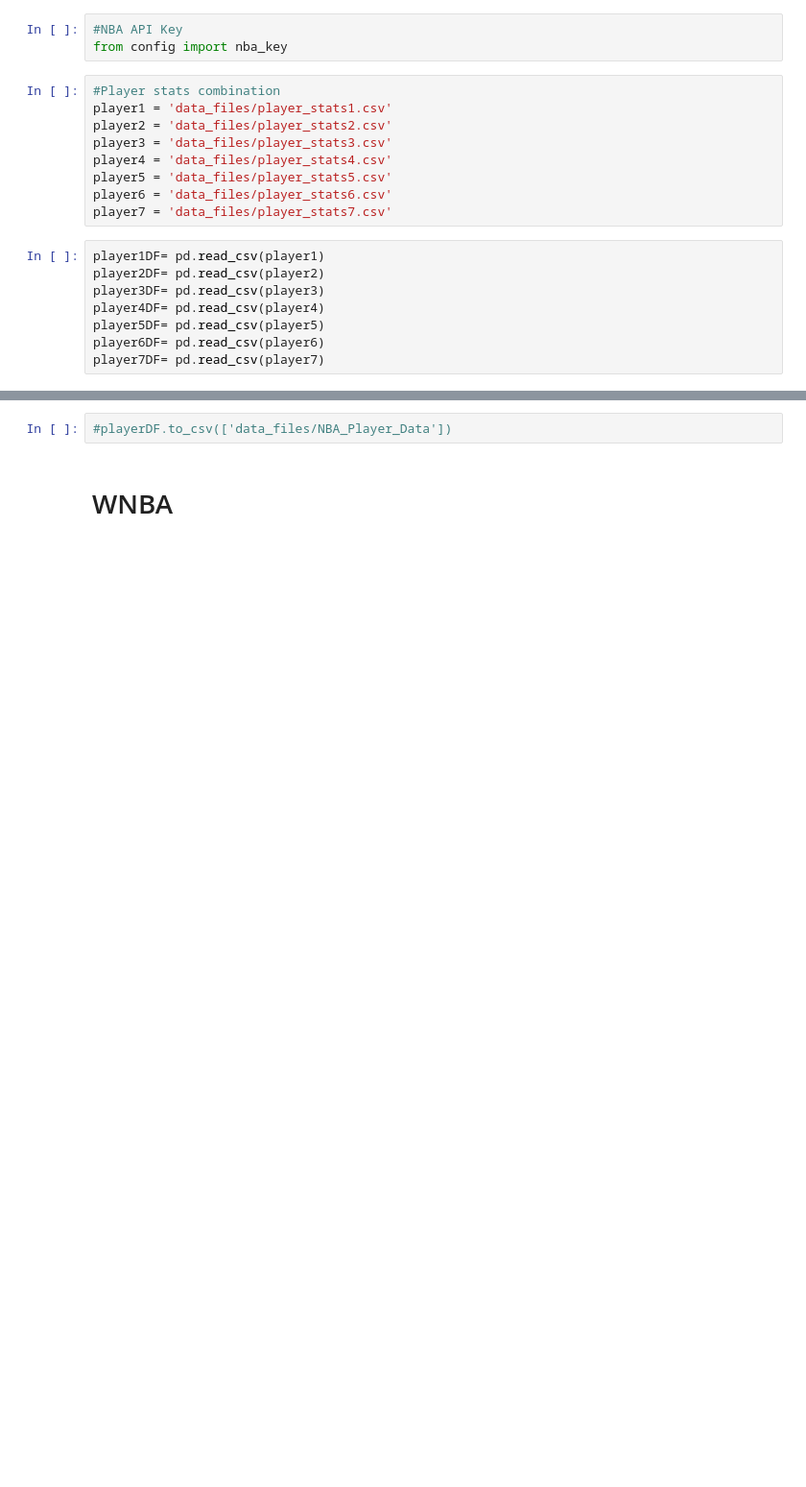
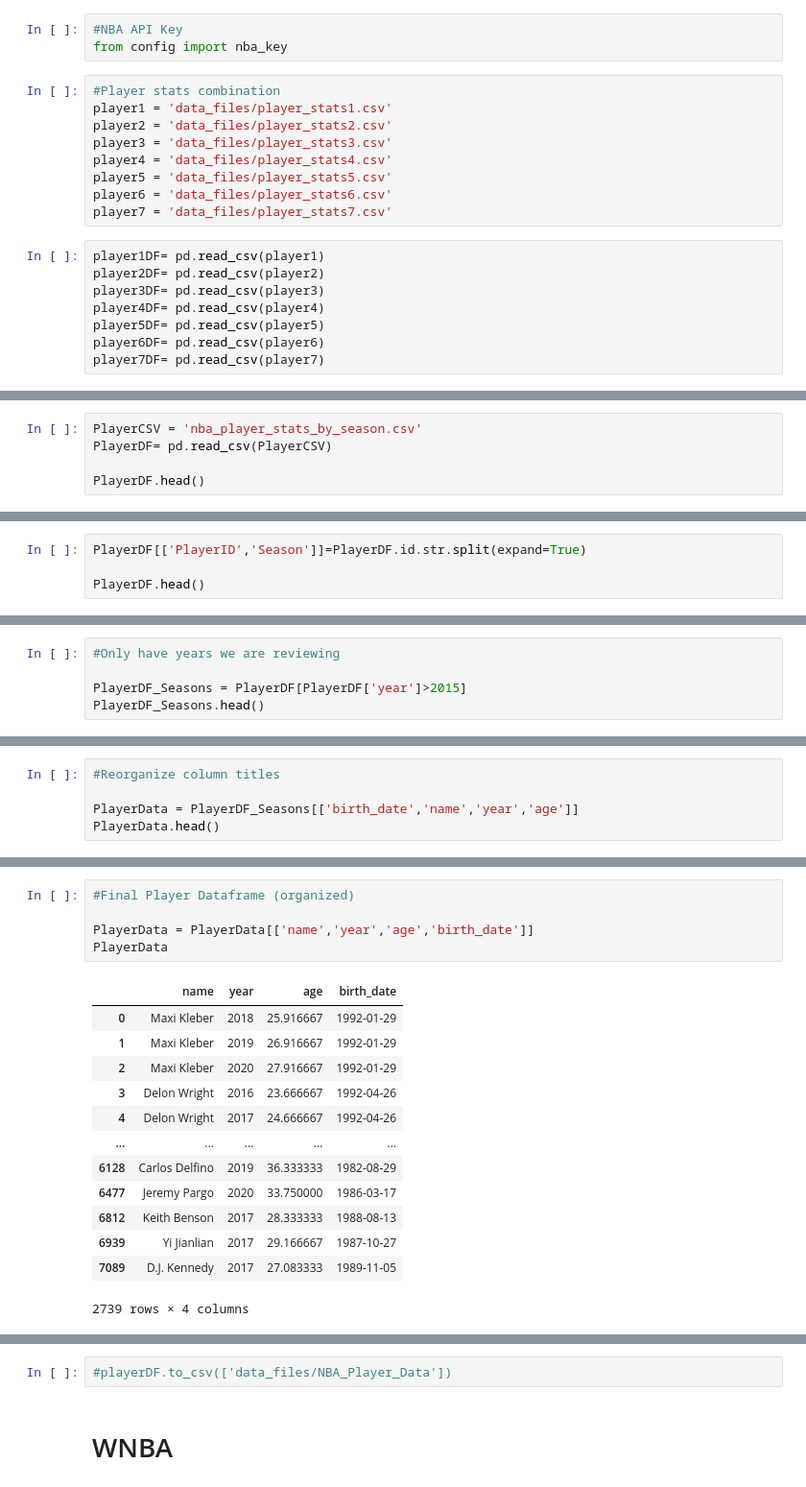
Before and after one commit to tylerspck/Bubble_ball, a Jupyter notebook: Player Data.ipynb, the cells around one changed output, grey strips where cells are left out. Shown at 96% size. Saved outputs shown, nothing was run; the diff lists cells and outputs as text; blank space fills up the shorter version.

```diff
--- a/Player Data.ipynb
+++ b/Player Data.ipynb
@@ -45,0 +141,5 @@ AllStats.to_csv("data_files/NBA_AllStats")
+# %%
+PlayerCSV = 'nba_player_stats_by_season.csv'
+PlayerDF= pd.read_csv(PlayerCSV)
+
+PlayerDF.head()
@@ -45,0 +154,4 @@ AllStats.to_csv("data_files/NBA_AllStats")
+# %%
+PlayerDF[['PlayerID','Season']]=PlayerDF.id.str.split(expand=True)
+
+PlayerDF.head()
@@ -45,0 +166,5 @@ AllStats.to_csv("data_files/NBA_AllStats")
+# %%
+#Only have years we are reviewing
+
+PlayerDF_Seasons = PlayerDF[PlayerDF['year']>2015]
+PlayerDF_Seasons.head()
@@ -45,0 +179,5 @@ AllStats.to_csv("data_files/NBA_AllStats")
+# %%
+#Reorganize column titles
+
+PlayerData = PlayerDF_Seasons[['birth_date','name','year','age']]
+PlayerData.head()
@@ -45,0 +191,19 @@ AllStats.to_csv("data_files/NBA_AllStats")
+# %%
+#Final Player Dataframe (organized)
+
+PlayerData = PlayerData[['name','year','age','birth_date']]
+PlayerData
+# %% [output]
+|  | name | year | age | birth_date |
+| 0 | Maxi Kleber | 2018 | 25.916667 | 1992-01-29 |
+| 1 | Maxi Kleber | 2019 | 26.916667 | 1992-01-29 |
+| 2 | Maxi Kleber | 2020 | 27.916667 | 1992-01-29 |
+| 3 | Delon Wright | 2016 | 23.666667 | 1992-04-26 |
+| 4 | Delon Wright | 2017 | 24.666667 | 1992-04-26 |
+| ... | ... | ... | ... | ... |
+| 6128 | Carlos Delfino | 2019 | 36.333333 | 1982-08-29 |
+| 6477 | Jeremy Pargo | 2020 | 33.750000 | 1986-03-17 |
+| 6812 | Keith Benson | 2017 | 28.333333 | 1988-08-13 |
+| 6939 | Yi Jianlian | 2017 | 29.166667 | 1987-10-27 |
+| 7089 | D.J. Kennedy | 2017 | 27.083333 | 1989-11-05 |
+2739 rows × 4 columns
```
Also changed, not shown: parts of 34 cells of this notebook, 4 other files.
